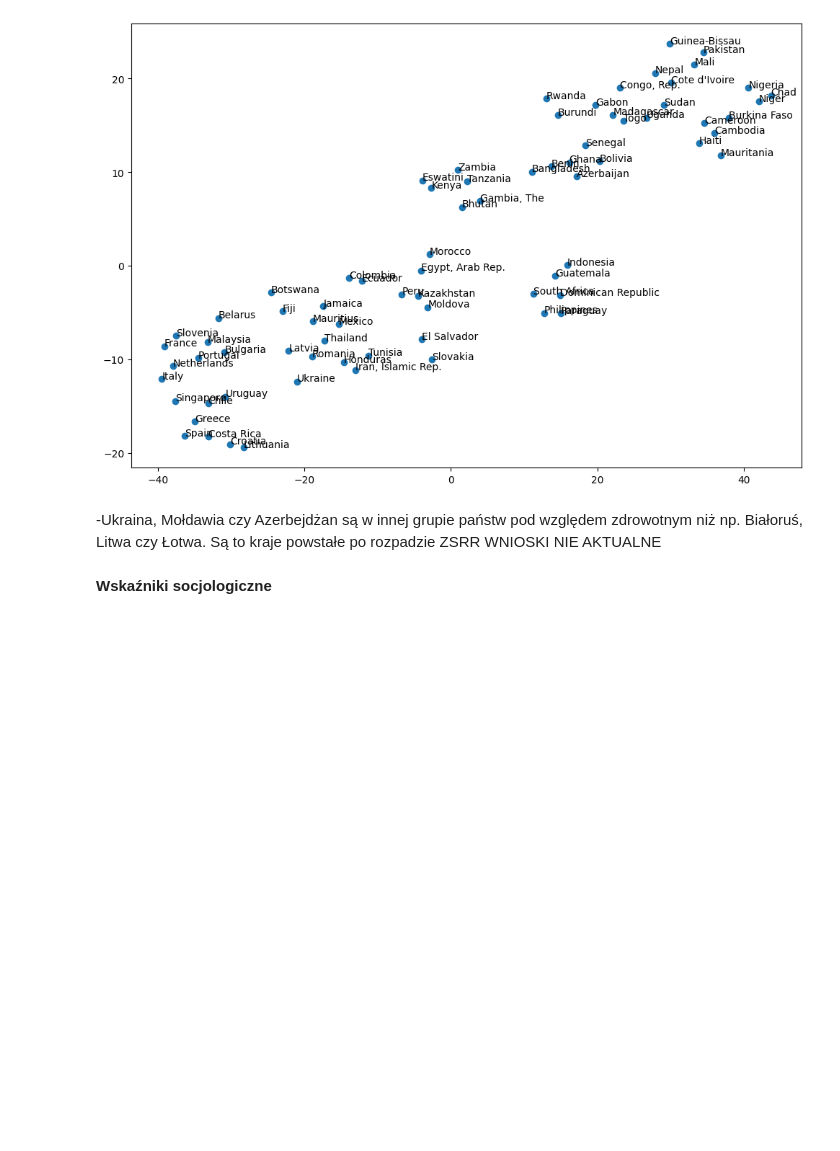
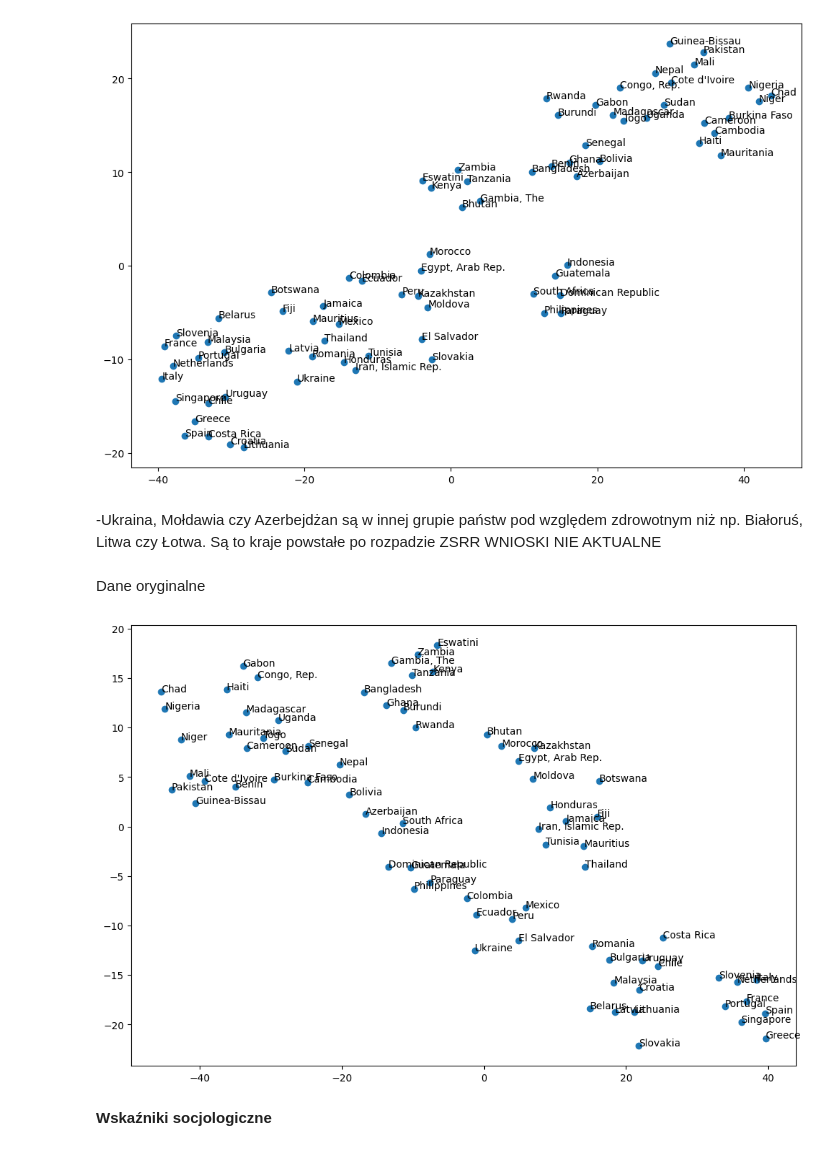
Before and after one commit to lion158/Eksploracja_Danych_Projekt, a Jupyter notebook: EksploracjaDanychProjekt2.ipynb, the cells around one changed output. Saved outputs shown, nothing was run; the diff lists cells and outputs as text; code cells hidden in the pictures; blank space fills up the shorter version.

```diff
--- a/EksploracjaDanychProjekt2.ipynb
+++ b/EksploracjaDanychProjekt2.ipynb
@@ -704,6 +744,22 @@ plt.show()
 # %% [markdown]
 -Ukraina, Mołdawia czy Azerbejdżan są w innej grupie państw pod względem zdrowotnym niż np. Białoruś, Litwa czy Łotwa. Są to kraje powstałe po rozpadzie ZSRR
 WNIOSKI NIE AKTUALNE
+# %% [markdown]
+Dane oryginalne
+# %%
+tsne = TSNE(n_components=2, perplexity=7, random_state=0)
+X_health_tsne = tsne.fit_transform(df_health_indicators.values)
+
+
+fig, ax = plt.subplots(figsize=(12, 8))
+ax.scatter(X_health_tsne[:, 0], X_health_tsne[:, 1])
+
+for i, txt in enumerate(countries_full_names):
+    ax.annotate(txt, (X_health_tsne[i, 0], X_health_tsne[i, 1]))
+
+plt.show()
+# %% [output]
+[figure, added]
 # %% [markdown]
 **Wskaźniki socjologiczne**
 # %%
```
Also changed, not shown: parts of 13 cells of this notebook.
